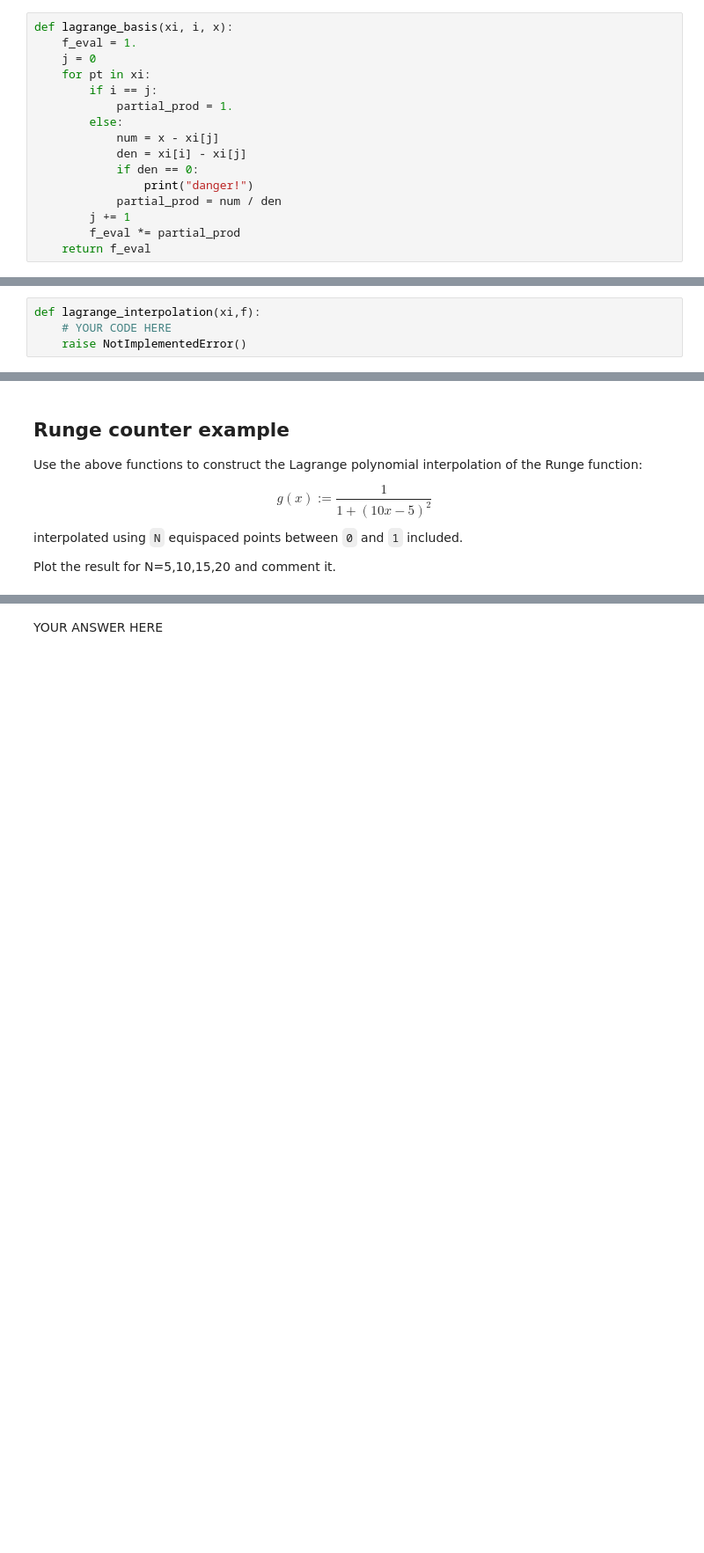
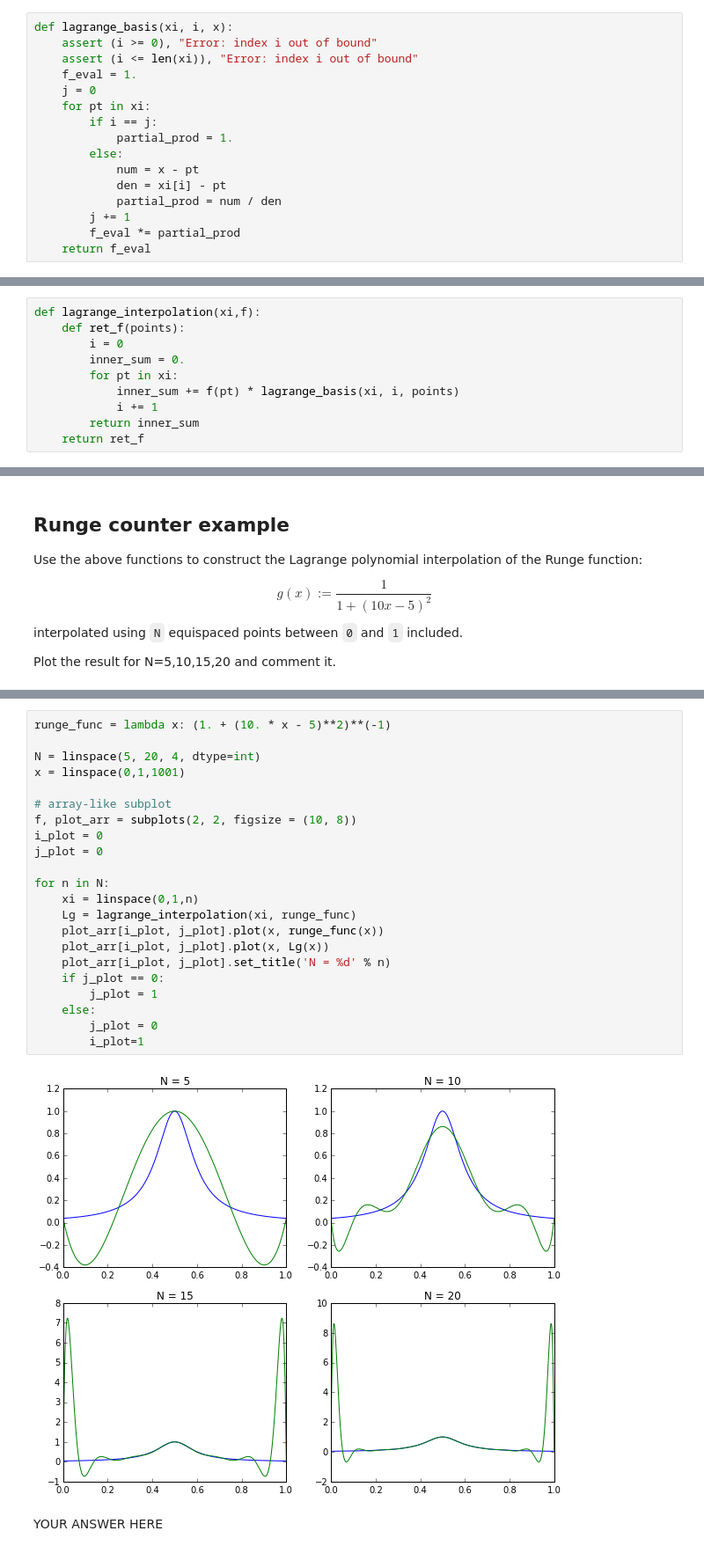
Before and after one commit to pdicerbo/P1.4, a Jupyter notebook: Basics/D1-exercises.ipynb, the cells around one changed output, grey strips where cells are left out. Shown at 88% size. Saved outputs shown, nothing was run; the diff lists cells and outputs as text; blank space fills up the shorter version.

```diff
--- a/Basics/D1-exercises.ipynb
+++ b/Basics/D1-exercises.ipynb
@@ -338,16 +333,16 @@ l_i(x) := \prod_{j=0, j\neq i}^{n} \frac{x-x_j}{x_i-x_j}
 $$
 # %%
 def lagrange_basis(xi, i, x):
+    assert (i >= 0), "Error: index i out of bound"
+    assert (i <= len(xi)), "Error: index i out of bound"
     f_eval = 1.
     j = 0
     for pt in xi:
         if i == j:
             partial_prod = 1.
         else:
-            num = x - xi[j]
-            den = xi[i] - xi[j]
-            if den == 0:
-                print("danger!")
+            num = x - pt
+            den = xi[i] - pt
             partial_prod = num / den
         j += 1
         f_eval *= partial_prod
@@ -379,10 +372,16 @@ You could use this function as follows::
     plot(x, g(x))
     plot(x, Lg(x))
     plot(xi, g(xi), 'or')
-# %%
-def lagrange_interpolation(xi,f):
-    # YOUR CODE HERE
-    raise NotImplementedError()
+# %%
+def lagrange_interpolation(xi,f):
+    def ret_f(points):
+        i = 0
+        inner_sum = 0.
+        for pt in xi:
+            inner_sum += f(pt) * lagrange_basis(xi, i, points)
+            i += 1
+        return inner_sum
+    return ret_f
 # %%
 # Check for polynomials. This should be **exact**
 g = lambda x: x**3+x**2
@@ -411,2 +407,26 @@ raise NotImplementedError()
+# %%
+runge_func = lambda x: (1. + (10. * x - 5)**2)**(-1)
+
+N = linspace(5, 20, 4, dtype=int)
+x = linspace(0,1,1001)
+
+# array-like subplot
+f, plot_arr = subplots(2, 2, figsize = (10, 8))
+i_plot = 0
+j_plot = 0
+
+for n in N:
+    xi = linspace(0,1,n)
+    Lg = lagrange_interpolation(xi, runge_func)
+    plot_arr[i_plot, j_plot].plot(x, runge_func(x))
+    plot_arr[i_plot, j_plot].plot(x, Lg(x))
+    plot_arr[i_plot, j_plot].set_title('N = %d' % n)
+    if j_plot == 0:
+        j_plot = 1
+    else:
+        j_plot = 0
+        i_plot=1
+# %% [output]
+[figure, added]
 # %% [markdown]
 YOUR ANSWER HERE
```
Also changed, not shown: parts of 5 cells of this notebook.
